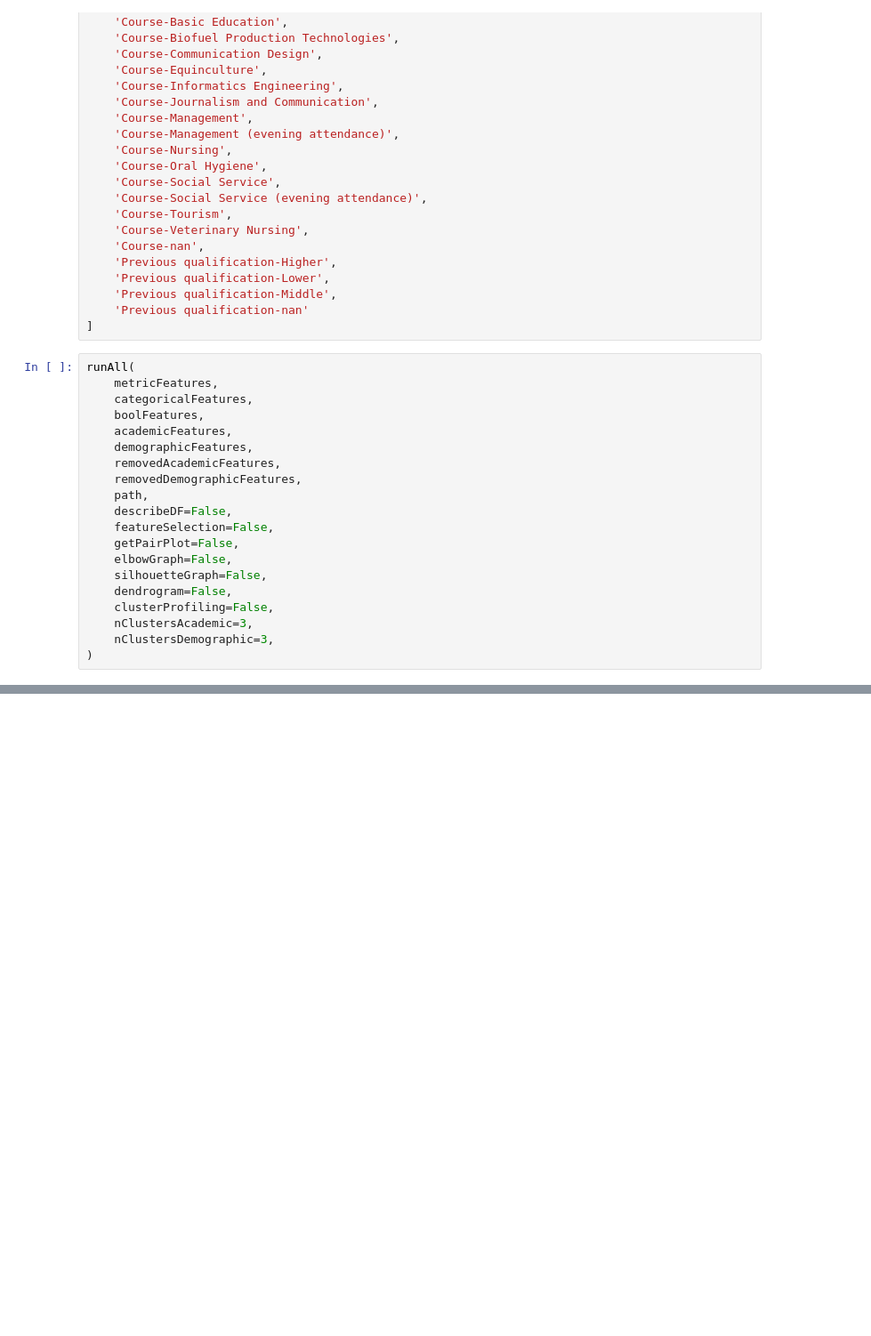
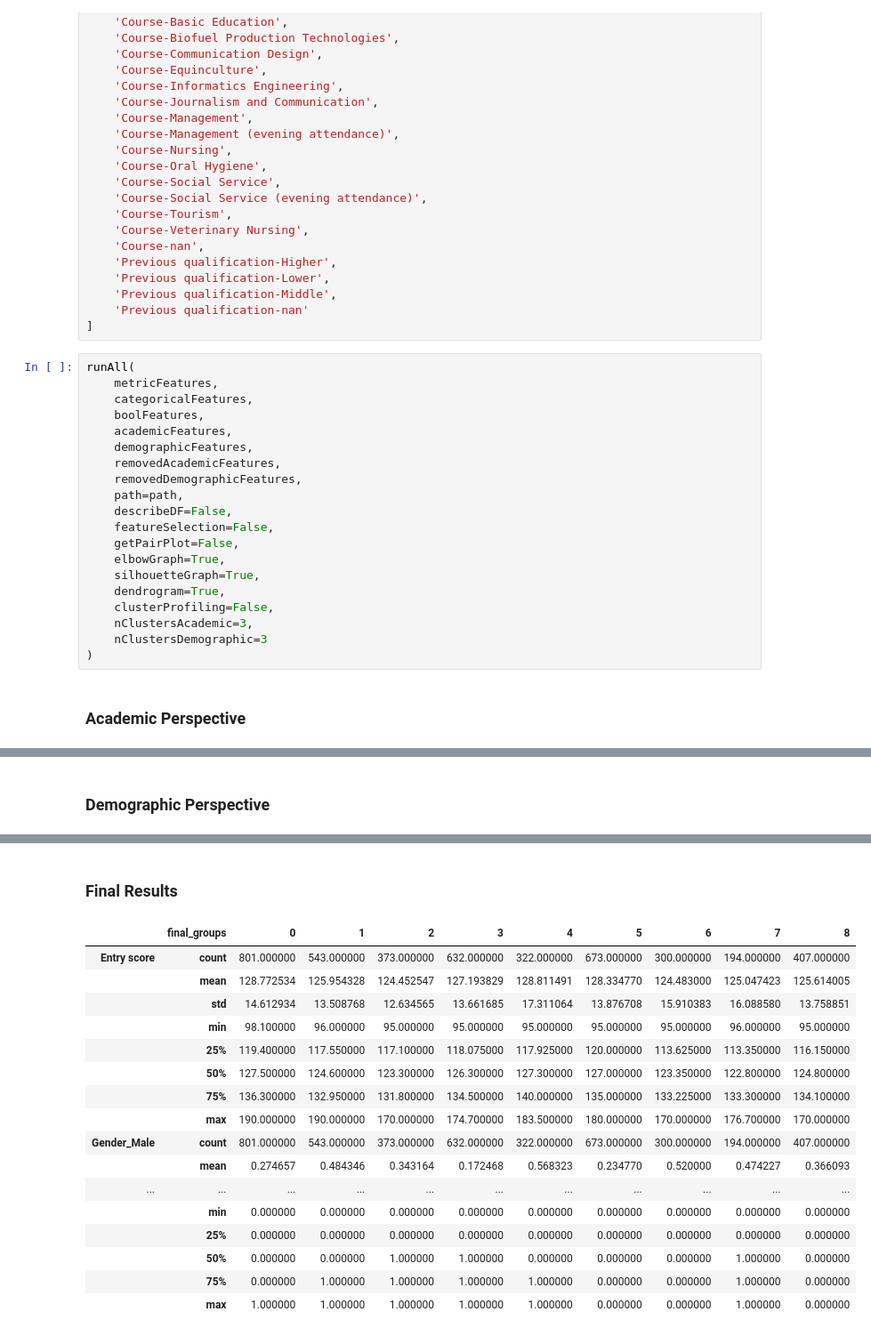
Before and after one commit to lCarvas/mlproj, a Jupyter notebook: Descriptive Project/ML1_Group05_Notebook.ipynb, the cells around one changed output, grey strips where cells are left out. Shown at 89% size. Cells and saved outputs as stored; diff of their text form; blank space fills up the shorter version.

```diff
--- a/Descriptive Project/ML1_Group05_Notebook.ipynb
+++ b/Descriptive Project/ML1_Group05_Notebook.ipynb
@@ -209,14 +239,16 @@ runAll(
     demographicFeatures,
     removedAcademicFeatures,
     removedDemographicFeatures,
-    path,
+    path=path,
     describeDF=False,
     featureSelection=False,
     getPairPlot=False,
-    elbowGraph=False,
-    silhouetteGraph=False,
-    dendrogram=False,
+    elbowGraph=True,
+    silhouetteGraph=True,
+    dendrogram=True,
     clusterProfiling=False,
     nClustersAcademic=3,
-    nClustersDemographic=3,
+    nClustersDemographic=3
 )
+# %% [output]
+### Academic Perspective
@@ -222,0 +272 @@ runAll(
+### Demographic Perspective
@@ -222,0 +290,18 @@ runAll(
+### Final Results
+|  | final_groups | 0 | 1 | 2 | 3 | 4 | 5 | 6 | 7 | 8 |
+| Entry score | count | 801.000000 | 543.000000 | 373.000000 | 632.000000 | 322.000000 | 673.000000 | 300.000000 | 194.000000 | 407.000000 |
+|  | mean | 128.772534 | 125.954328 | 124.452547 | 127.193829 | 128.811491 | 128.334770 | 124.483000 | 125.047423 | 125.614005 |
+|  | std | 14.612934 | 13.508768 | 12.634565 | 13.661685 | 17.311064 | 13.876708 | 15.910383 | 16.088580 | 13.758851 |
+|  | min | 98.100000 | 96.000000 | 95.000000 | 95.000000 | 95.000000 | 95.000000 | 95.000000 | 96.000000 | 95.000000 |
+|  | 25% | 119.400000 | 117.550000 | 117.100000 | 118.075000 | 117.925000 | 120.000000 | 113.625000 | 113.350000 | 116.150000 |
+|  | 50% | 127.500000 | 124.600000 | 123.300000 | 126.300000 | 127.300000 | 127.000000 | 123.350000 | 122.800000 | 124.800000 |
+|  | 75% | 136.300000 | 132.950000 | 131.800000 | 134.500000 | 140.000000 | 135.000000 | 133.225000 | 133.300000 | 134.100000 |
+|  | max | 190.000000 | 190.000000 | 170.000000 | 174.700000 | 183.500000 | 180.000000 | 170.000000 | 176.700000 | 170.000000 |
+| Gender_Male | count | 801.000000 | 543.000000 | 373.000000 | 632.000000 | 322.000000 | 673.000000 | 300.000000 | 194.000000 | 407.000000 |
+|  | mean | 0.274657 | 0.484346 | 0.343164 | 0.172468 | 0.568323 | 0.234770 | 0.520000 | 0.474227 | 0.366093 |
+| ... | ... | ... | ... | ... | ... | ... | ... | ... | ... | ... |
+|  | min | 0.000000 | 0.000000 | 0.000000 | 0.000000 | 0.000000 | 0.000000 | 0.000000 | 0.000000 | 0.000000 |
+|  | 25% | 0.000000 | 0.000000 | 0.000000 | 0.000000 | 0.000000 | 0.000000 | 0.000000 | 0.000000 | 0.000000 |
+|  | 50% | 0.000000 | 0.000000 | 1.000000 | 1.000000 | 0.000000 | 0.000000 | 0.000000 | 1.000000 | 0.000000 |
+|  | 75% | 0.000000 | 1.000000 | 1.000000 | 1.000000 | 1.000000 | 0.000000 | 0.000000 | 1.000000 | 0.000000 |
+|  | max | 1.000000 | 1.000000 | 1.000000 | 1.000000 | 1.000000 | 0.000000 | 0.000000 | 1.000000 | 0.000000 |
```
Also changed, not shown: parts of 6 cells of this notebook, 4 other files.
